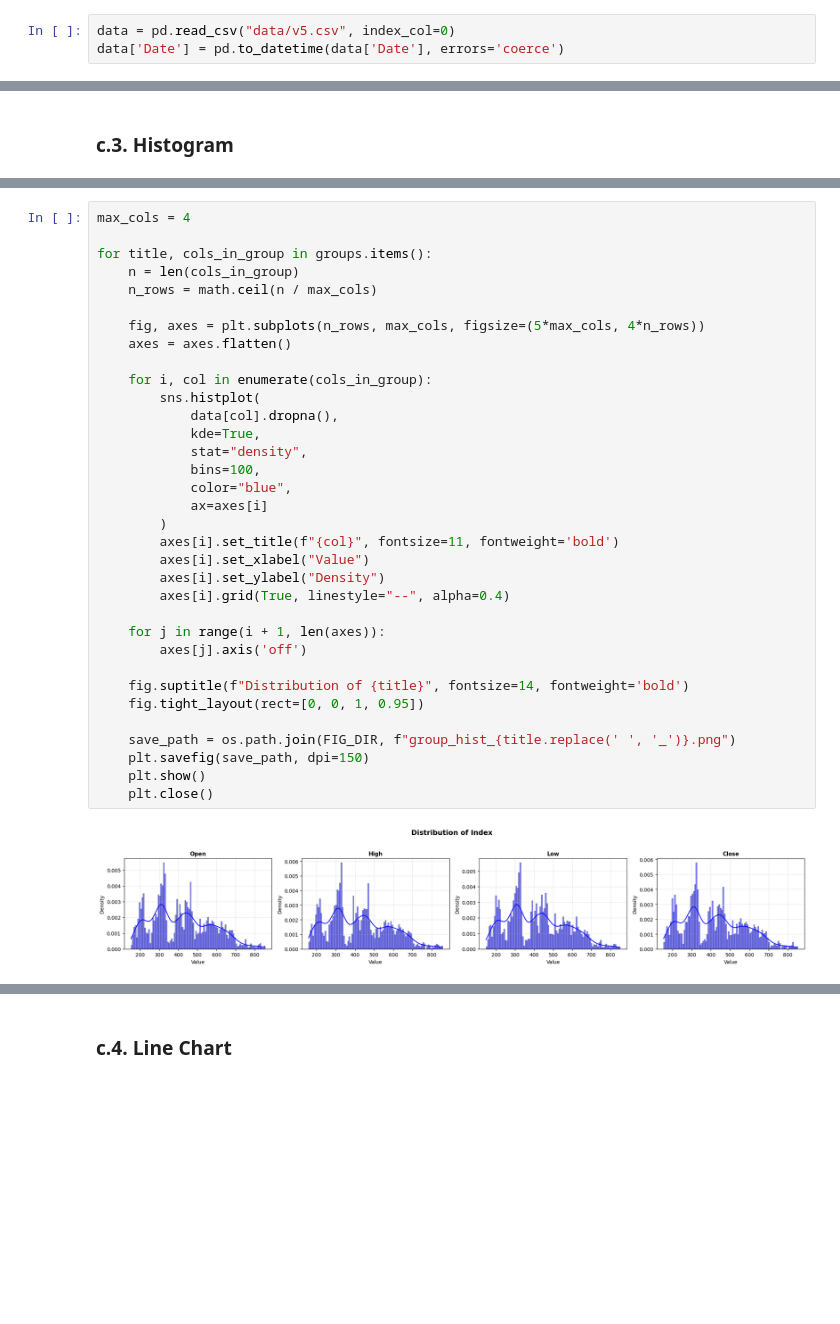
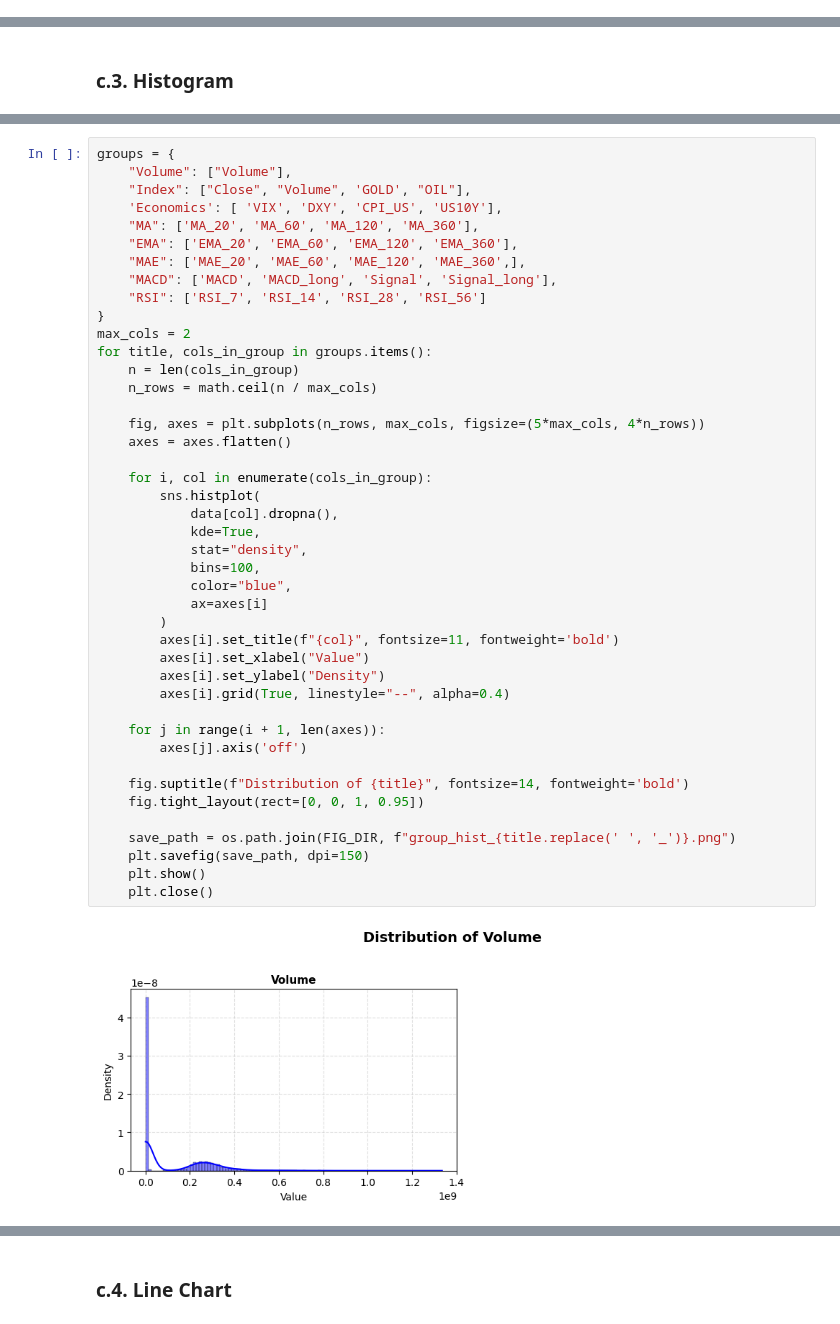
Before and after one commit to VictorNguyenLPN/sp500-dav, a Jupyter notebook: notebook_qhuy.ipynb, the cells around one changed output, grey strips where cells are left out. Cells and saved outputs as stored; diff of their text form; blank space fills up the shorter version.

```diff
--- a/notebook_qhuy.ipynb
+++ b/notebook_qhuy.ipynb
@@ -30,3 +44,0 @@ FIG_DIR = "fig"
-# %%
-data = pd.read_csv("data/v5.csv", index_col=0)
-data['Date'] = pd.to_datetime(data['Date'], errors='coerce')
@@ -249,36 +375,45 @@ for title, cols_in_group in groups.items():
 # %%
-max_cols = 4
-
+groups = {
+    "Volume": ["Volume"],
+    "Index": ["Close", "Volume", 'GOLD', "OIL"],
+    'Economics': [ 'VIX', 'DXY', 'CPI_US', 'US10Y'],
+    "MA": ['MA_20', 'MA_60', 'MA_120', 'MA_360'],
+    "EMA": ['EMA_20', 'EMA_60', 'EMA_120', 'EMA_360'],
+    "MAE": ['MAE_20', 'MAE_60', 'MAE_120', 'MAE_360',],
+    "MACD": ['MACD', 'MACD_long', 'Signal', 'Signal_long'],
+    "RSI": ['RSI_7', 'RSI_14', 'RSI_28', 'RSI_56']
+}
+max_cols = 2
 for title, cols_in_group in groups.items():
     n = len(cols_in_group)
     n_rows = math.ceil(n / max_cols)
 
     fig, axes = plt.subplots(n_rows, max_cols, figsize=(5*max_cols, 4*n_rows))
     axes = axes.flatten()
 
     for i, col in enumerate(cols_in_group):
         sns.histplot(
             data[col].dropna(),
             kde=True,
             stat="density",
             bins=100,
             color="blue",
             ax=axes[i]
         )
         axes[i].set_title(f"{col}", fontsize=11, fontweight='bold')
         axes[i].set_xlabel("Value")
         axes[i].set_ylabel("Density")
         axes[i].grid(True, linestyle="--", alpha=0.4)
 
     for j in range(i + 1, len(axes)):
         axes[j].axis('off')
 
     fig.suptitle(f"Distribution of {title}", fontsize=14, fontweight='bold')
     fig.tight_layout(rect=[0, 0, 1, 0.95])
 
     save_path = os.path.join(FIG_DIR, f"group_hist_{title.replace(' ', '_')}.png")
     plt.savefig(save_path, dpi=150)
     plt.show()
     plt.close()
 # %% [output]
-[figure, old version]
+[figure, new version]
```
Also changed, not shown: parts of 15 cells of this notebook, 33 other files.
